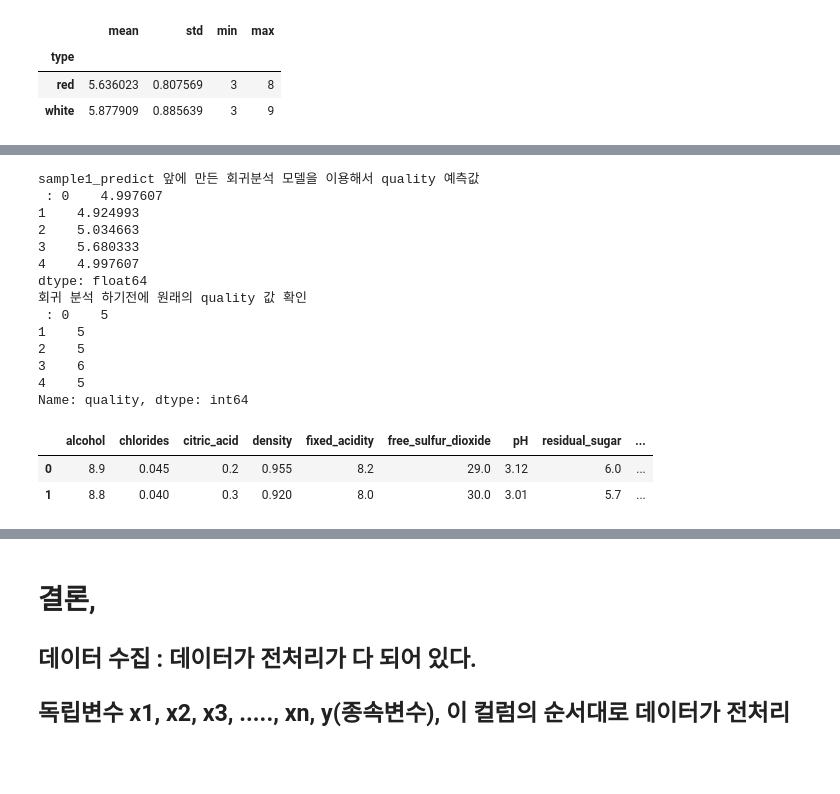
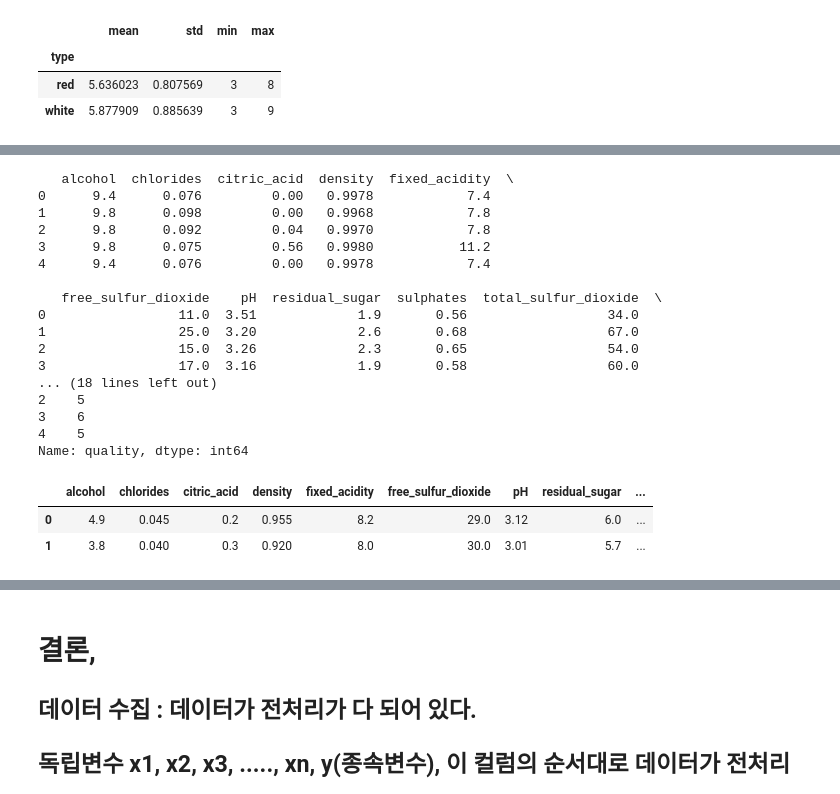
Before and after one commit to Ihan0316/bigdata_501_statistics_ana_visu, a Jupyter notebook: ch1-통계분석/test.ipynb, the cells around one changed output, grey strips where cells are left out. Saved outputs shown, nothing was run; the diff lists cells and outputs as text; code cells hidden in the pictures; blank space fills up the shorter version.

```diff
--- a/ch1-통계분석/test.ipynb
+++ b/ch1-통계분석/test.ipynb
@@ -422,22 +422,26 @@ sample1 = wine[wine.columns.difference(["quality","type"])]
 # sample1
 # sample1.shape
 sample1_2 = sample1[0:5][:]
+print(sample1_2.head())
 # sample1_2
 sample1_predict = regression_result.predict(sample1_2)
 # 지도학습, 답이 있는 평가 분석 방법.
 print(f"sample1_predict 앞에 만든 회귀분석 모델을 이용해서 quality 예측값 \n : {sample1_predict}")
 print(f"회귀 분석 하기전에 원래의 quality 값 확인 \n : {wine[0:5]['quality']}")
 # %% [output]
-sample1_predict 앞에 만든 회귀분석 모델을 이용해서 quality 예측값
- : 0    4.997607
-1    4.924993
-2    5.034663
-3    5.680333
-4    4.997607
-dtype: float64
-회귀 분석 하기전에 원래의 quality 값 확인
- : 0    5
-1    5
+   alcohol  chlorides  citric_acid  density  fixed_acidity  \
+0      9.4      0.076         0.00   0.9978            7.4
+1      9.8      0.098         0.00   0.9968            7.8
+2      9.8      0.092         0.04   0.9970            7.8
+3      9.8      0.075         0.56   0.9980           11.2
+4      9.4      0.076         0.00   0.9978            7.4
+
+   free_sulfur_dioxide    pH  residual_sugar  sulphates  total_sulfur_dioxide  \
+0                 11.0  3.51             1.9       0.56                  34.0
+1                 25.0  3.20             2.6       0.68                  67.0
+2                 15.0  3.26             2.3       0.65                  54.0
+3                 17.0  3.16             1.9       0.58                  60.0
+... (18 lines left out)
 2    5
 3    6
 4    5
@@ -445,20 +449,20 @@ Name: quality, dtype: int64
 # %%
 # 자료의 있는 값이 아니라.
 # 임의로 우리가 독립 변수의 값을 설정해서, 모델을 이용해, 품질의 결과값 예측 해보기.
 # Rformula = "quality ~ fixed_acidity + volatile_acidity + citric_acid + residual_sugar + chlorides + free_sulfur_dioxide + total_sulfur_dioxide + density + pH + sulphates + alcohol"
 
 # 임의의 data 만들기, 독립 변수에 예시 값 넣어보고, 모델로 예측 다시 해보기.
 data = {"fixed_acidity":[8.2, 8], "volatile_acidity":[0.7,0.5],"citric_acid" : [0.2,0.3],
 "residual_sugar":[6.0,5.7], "chlorides" : [0.045,0.040], "free_sulfur_dioxide" : [29.0,30.0], "total_sulfur_dioxide":[97.0,98.0],
-"density" : [0.955, 0.92], "pH" :[3.12,3.01], "sulphates": [0.3,0.25], "alcohol":[8.9,8.8] }
+"density" : [0.955, 0.92], "pH" :[3.12,3.01], "sulphates": [0.3,0.25], "alcohol":[4.9,3.8] }
 
 # 딕션너리 -> pd 이용해서 표로 만들기(DataFrame=DF)
 sample2 = pd.DataFrame(data, columns=sample1.columns)
 sample2
 # %% [output]
 |  | alcohol | chlorides | citric_acid | density | fixed_acidity | free_sulfur_dioxide | pH | residual_sugar | ... |
-| 0 | 8.9 | 0.045 | 0.2 | 0.955 | 8.2 | 29.0 | 3.12 | 6.0 | ... |
-| 1 | 8.8 | 0.040 | 0.3 | 0.920 | 8.0 | 30.0 | 3.01 | 5.7 | ... |
+| 0 | 4.9 | 0.045 | 0.2 | 0.955 | 8.2 | 29.0 | 3.12 | 6.0 | ... |
+| 1 | 3.8 | 0.040 | 0.3 | 0.920 | 8.0 | 30.0 | 3.01 | 5.7 | ... |
 # %%
 # 임의의 수치로 만든 data를 회귀모델에 인자값으로 넣어서, 결괏값 예측해보기.
 sample2_predict = regression_result.predict(sample2)
```
Also changed, not shown: parts of 6 cells of this notebook, 1 other file.
